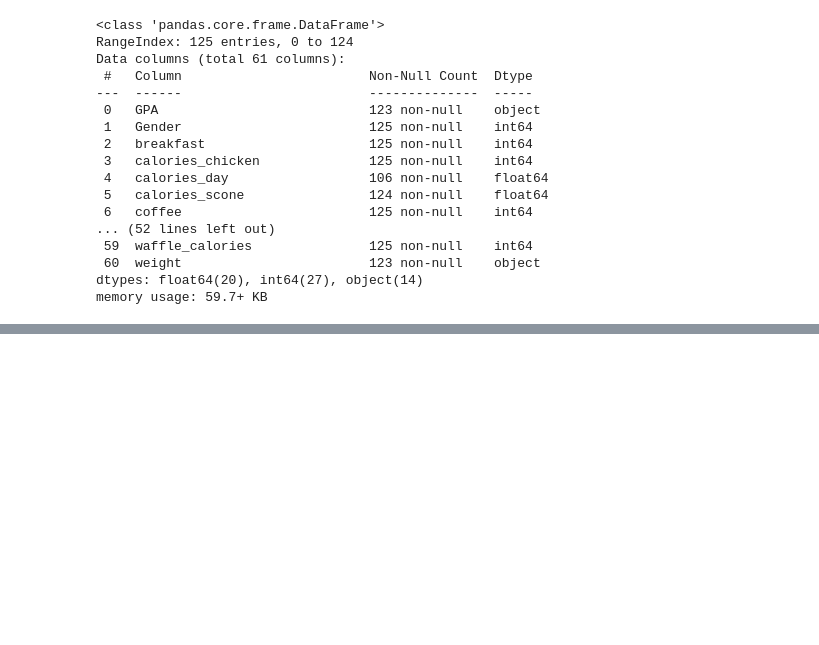
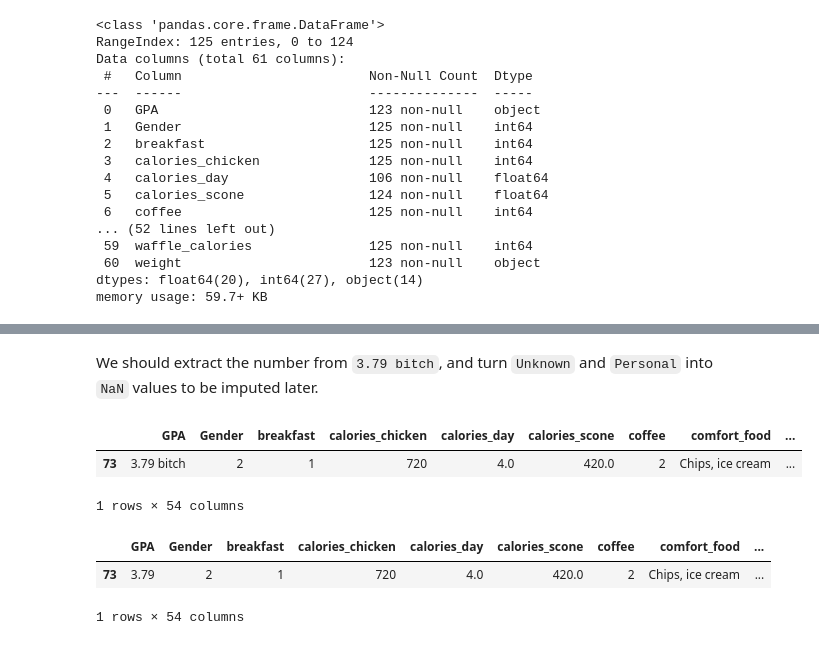
Before and after one commit to NeilQue/csci113_lab2_preprocessing, a Jupyter notebook: Data_Preprocessing.ipynb, the cells around one changed output, grey strips where cells are left out. Cells and saved outputs as stored; diff of their text form; code cells hidden in the pictures; blank space fills up the shorter version.

```diff
--- a/Data_Preprocessing.ipynb
+++ b/Data_Preprocessing.ipynb
@@ -60,0 +64,3 @@ memory usage: 59.7+ KB
+# %%
+df.drop(['comfort_food_reasons', 'diet_current', 'eating_changes', 'fav_cuisine', 'ideal_diet'], inplace=True, axis=1)
+df.info()
@@ -60,0 +87,4 @@ memory usage: 59.7+ KB
+# %%
+df.drop(['comfort_food_reasons_coded'], inplace=True, axis=1)
+df.rename({'comfort_food_reasons_coded.1': 'comfort_food_reasons_coded'}, axis=1, inplace=True)
+df.info()
@@ -60,0 +111,4 @@ memory usage: 59.7+ KB
+# %%
+df.drop(['eating_changes_coded'], inplace=True, axis=1)
+df.rename({'eating_changes_coded1': 'eating_changes_coded'}, axis=1, inplace=True)
+df.info()
@@ -60,0 +157,8 @@ memory usage: 59.7+ KB
+# %% [markdown]
+We should extract the number from `3.79 bitch`, and turn `Unknown` and `Personal` into `NaN` values to be imputed later.
+# %%
+df.loc[df['GPA'] == '3.79 bitch']
+# %% [output]
+|  | GPA | Gender | breakfast | calories_chicken | calories_day | calories_scone | coffee | comfort_food | ... |
+| 73 | 3.79 bitch | 2 | 1 | 720 | 4.0 | 420.0 | 2 | Chips, ice cream | ... |
+1 rows × 54 columns
@@ -60,0 +167,6 @@ memory usage: 59.7+ KB
+# %%
+df.loc[df['GPA'] == 3.79]
+# %% [output]
+|  | GPA | Gender | breakfast | calories_chicken | calories_day | calories_scone | coffee | comfort_food | ... |
+| 73 | 3.79 | 2 | 1 | 720 | 4.0 | 420.0 | 2 | Chips, ice cream | ... |
+1 rows × 54 columns
```
Also changed, not shown: parts of 22 cells of this notebook.
